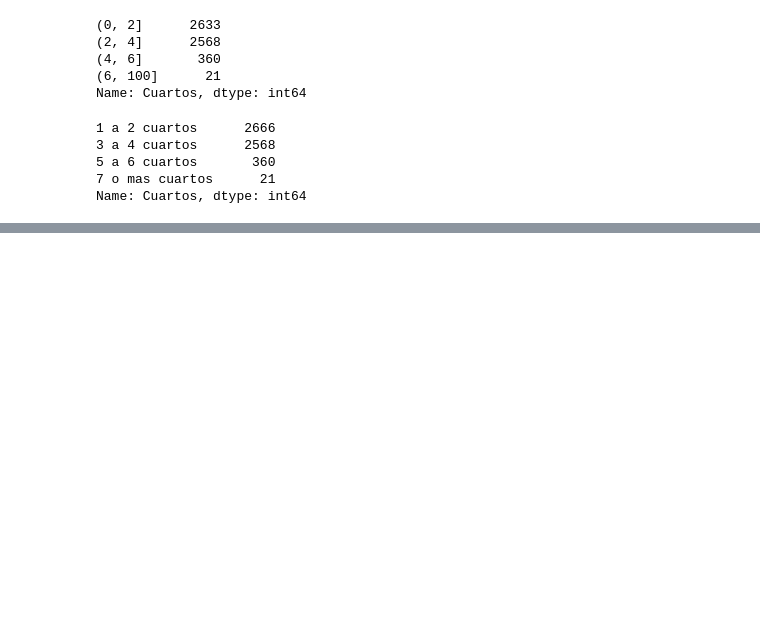
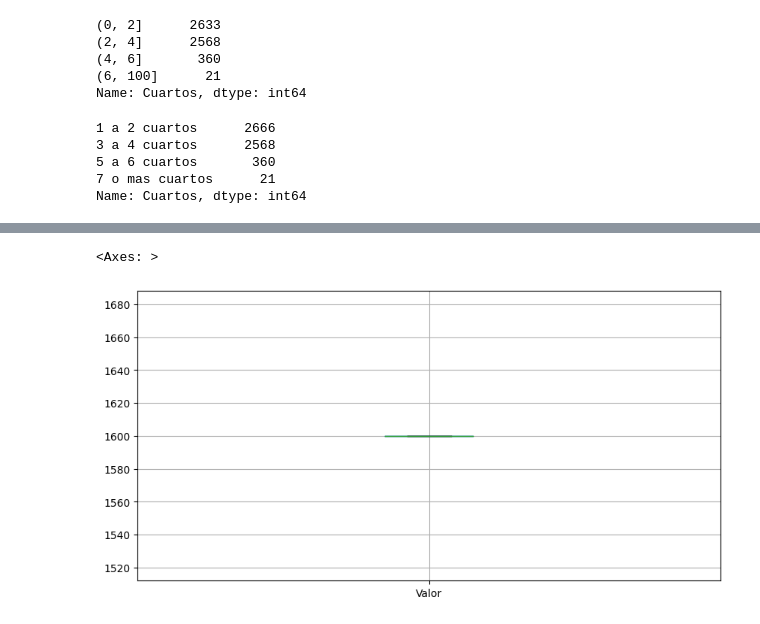
Before and after one commit to Noriega402/tratamiento_analisis_de_datos, a Jupyter notebook: Tratamiento_de_analisis_de_datos.ipynb, the cells around one changed output, grey strips where cells are left out. Saved outputs shown, nothing was run; the diff lists cells and outputs as text; code cells hidden in the pictures; blank space fills up the shorter version.

```diff
--- a/Tratamiento_de_analisis_de_datos.ipynb
+++ b/Tratamiento_de_analisis_de_datos.ipynb
@@ -1394,0 +1405,18 @@ Name: Cuartos, dtype: int64
+# %%
+valor = alquiler['Valor']
+# %%
+Q1 = valor.quantile(.25)
+Q3 = valor.quantile(.25)
+Q2 = Q3 - Q1
+limite_inferior = Q1 - 1.5 * Q2
+limite_superior = Q3 + 1.5 * Q2
+# %%
+seleccion = (valor >= limite_inferior) & (valor <= limite_superior)
+# %%
+nuevos_datos = alquiler[seleccion]
+# %%
+#diagrama de cajas y bigotes
+nuevos_datos.boxplot(['Valor'])
+# %% [output]
+<Axes: >
+[figure, added]
```
Also changed, not shown: parts of 21 cells of this notebook.
